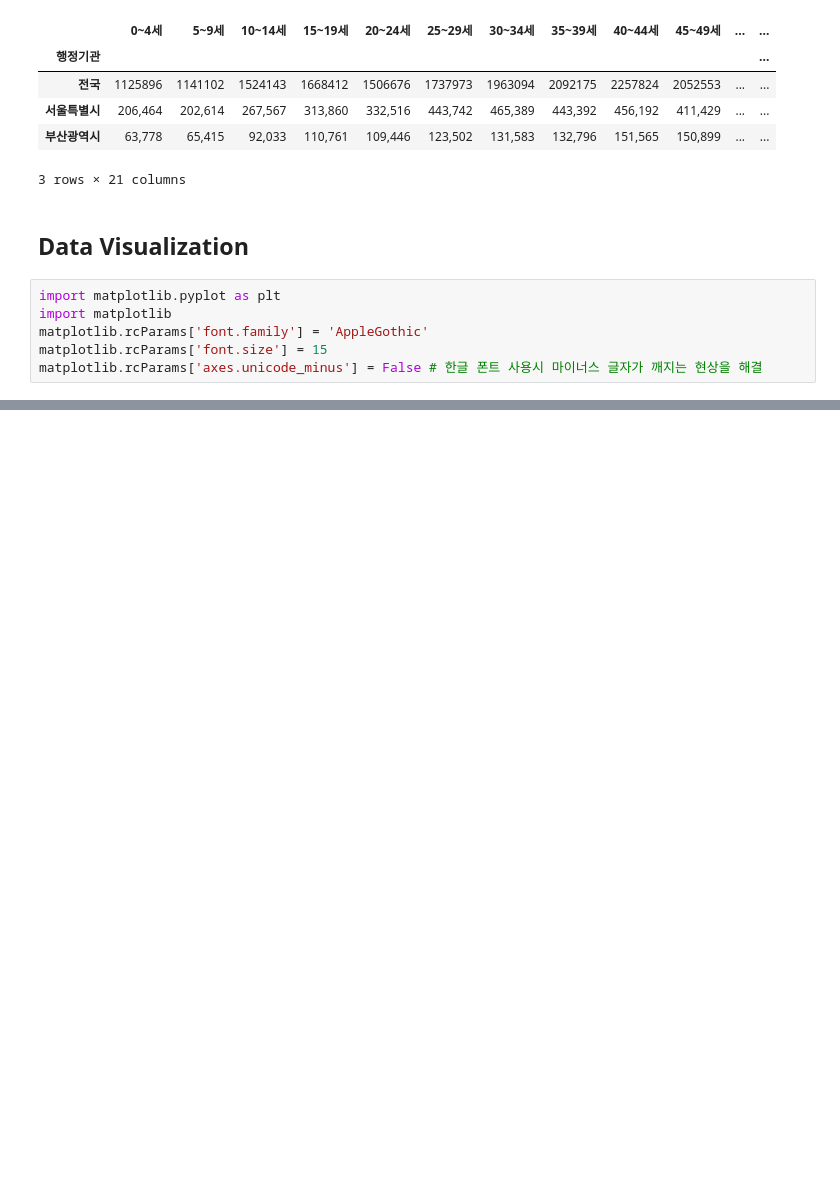
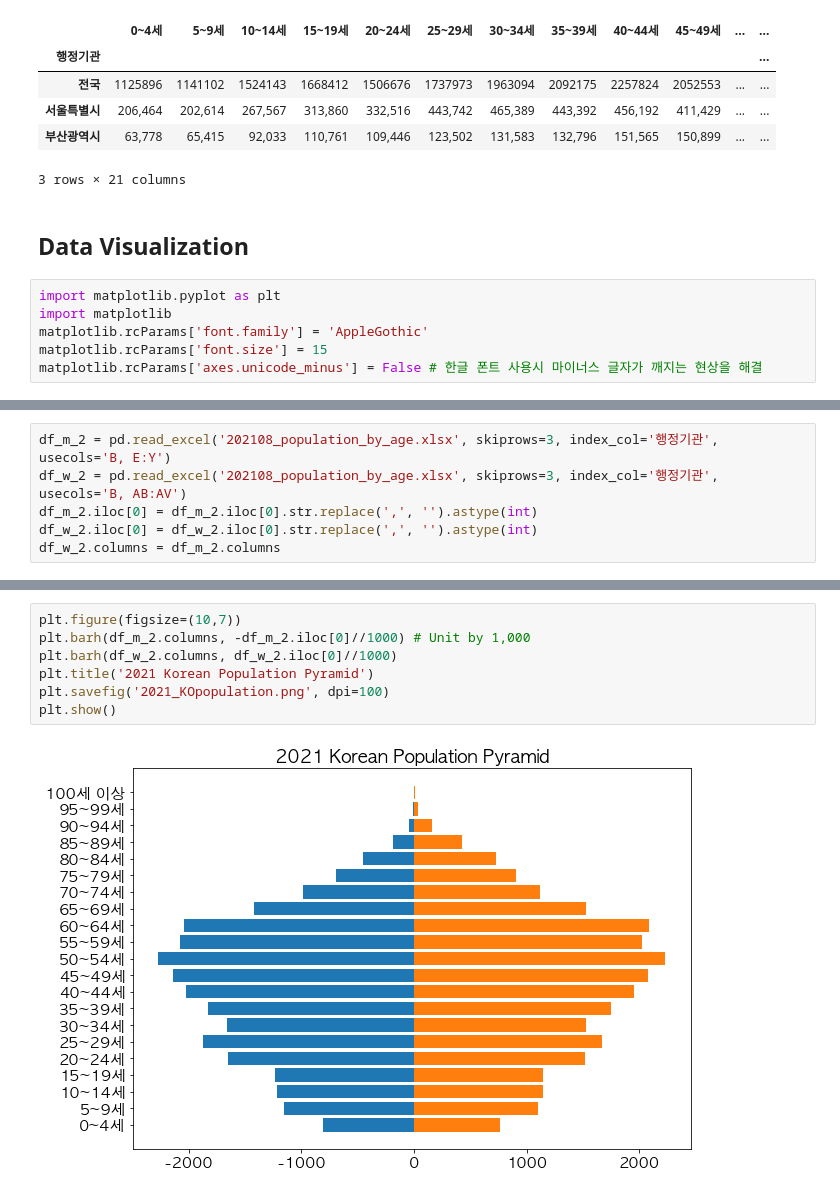
Before and after one commit to wonhee3472/Population_Data_Visualization, a Jupyter notebook: Korean_Population_Pyramid.ipynb, the cells around one changed output, grey strips where cells are left out. Saved outputs shown, nothing was run; the diff lists cells and outputs as text; blank space fills up the shorter version.

```diff
--- a/Korean_Population_Pyramid.ipynb
+++ b/Korean_Population_Pyramid.ipynb
@@ -84,0 +88,6 @@ plt.barh(df_m.columns, df_m.iloc[0]//1000) # Unit by 1,000
+# %%
+df_m_2 = pd.read_excel('202108_population_by_age.xlsx', skiprows=3, index_col='행정기관', usecols='B, E:Y')
+df_w_2 = pd.read_excel('202108_population_by_age.xlsx', skiprows=3, index_col='행정기관', usecols='B, AB:AV')
+df_m_2.iloc[0] = df_m_2.iloc[0].str.replace(',', '').astype(int)
+df_w_2.iloc[0] = df_w_2.iloc[0].str.replace(',', '').astype(int)
+df_w_2.columns = df_m_2.columns
@@ -84,0 +112,9 @@ plt.barh(df_m.columns, df_m.iloc[0]//1000) # Unit by 1,000
+# %%
+plt.figure(figsize=(10,7))
+plt.barh(df_m_2.columns, -df_m_2.iloc[0]//1000) # Unit by 1,000
+plt.barh(df_w_2.columns, df_w_2.iloc[0]//1000)
+plt.title('2021 Korean Population Pyramid')
+plt.savefig('2021_KOpopulation.png', dpi=100)
+plt.show()
+# %% [output]
+[figure, added]
```
Also changed, not shown: parts of 3 cells of this notebook, 3 other files.
